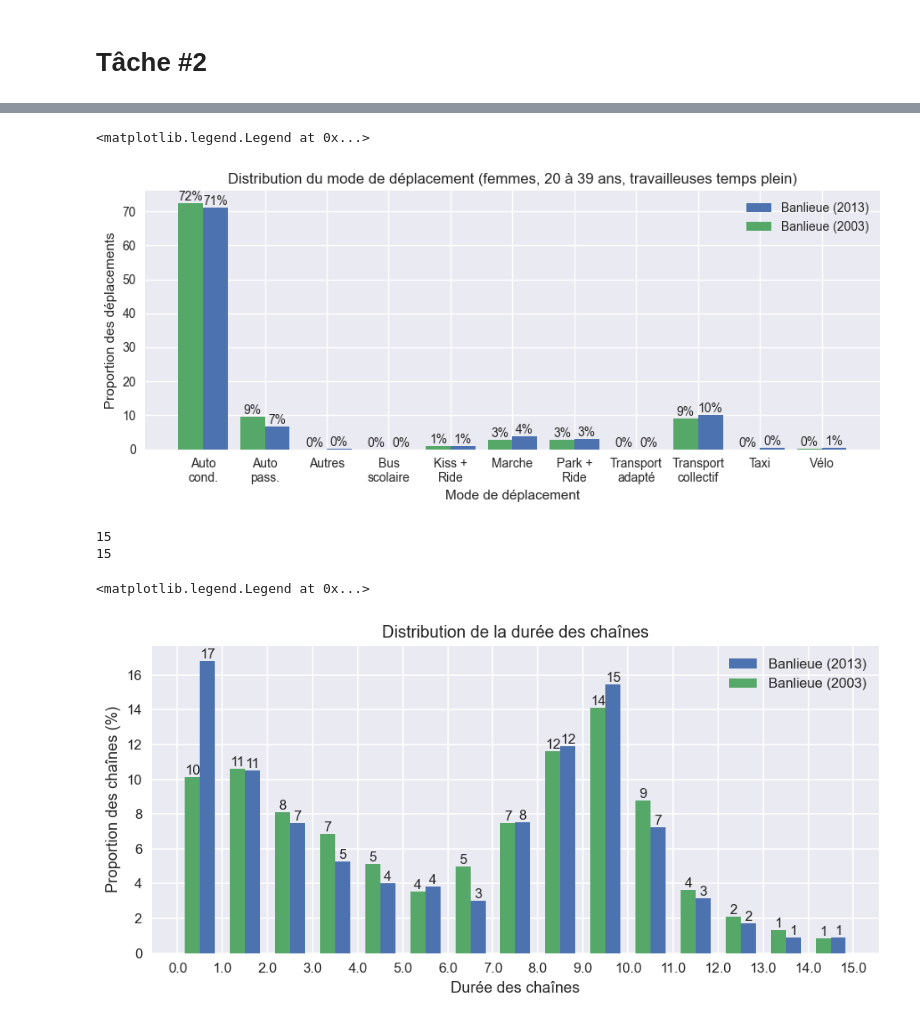
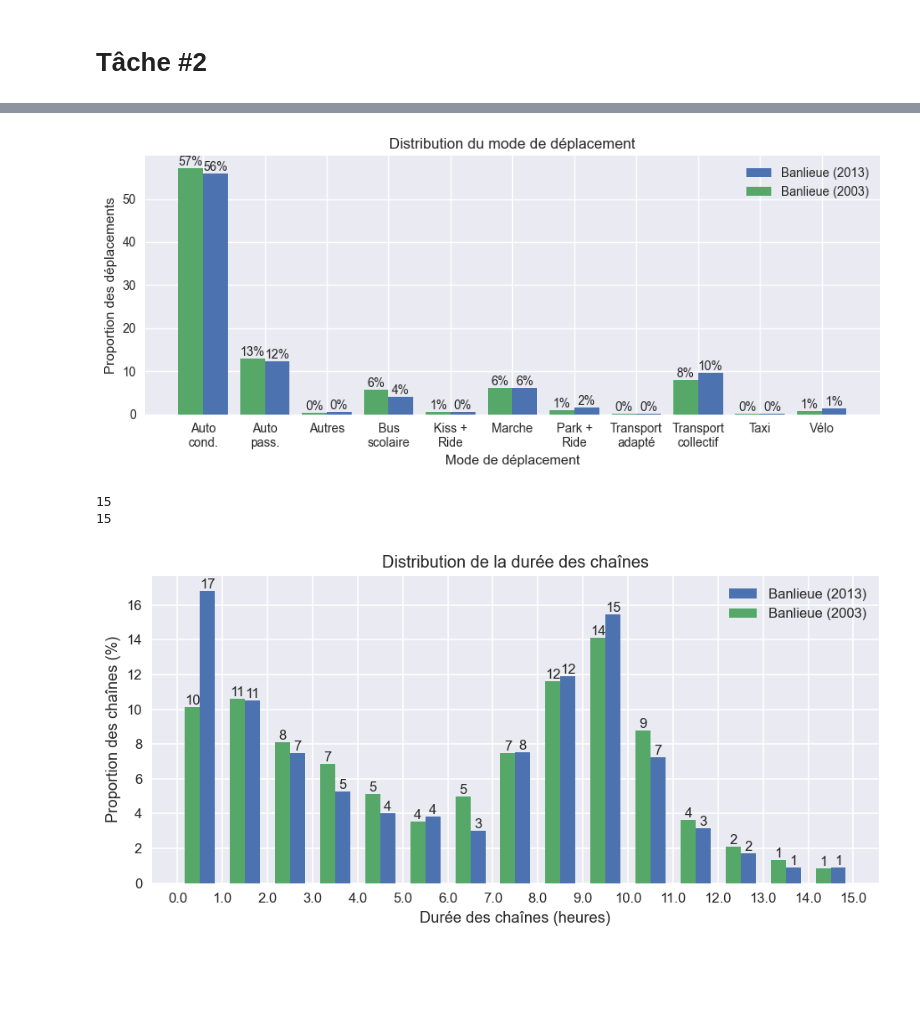
Before and after one commit to davidmurray/CIV6702-TP3, a Jupyter notebook: TP3.ipynb, the cells around one changed output, grey strips where cells are left out. Cells and saved outputs as stored; diff of their text form; code cells hidden in the pictures; blank space fills up the shorter version.

```diff
--- a/TP3.ipynb
+++ b/TP3.ipynb
@@ -688,10 +713,12 @@ width = 0.4
 plt.figure(figsize=(9, 4), dpi=100)
 def _plot(df, title, offset):
     #df_chaines = df[df["f_chaine"] == 'T']
-    df_chaines = df[(df.genre == 2)
-            & (df.age >= 20)
-            & (df.age <= 39)
-            & (df.p_statut == 1)]
+#     df_chaines = df[(df.genre == 2)
+#             & (df.age >= 20)
+#             & (df.age <= 39)
+#             & (df.p_statut == 1)]
+
+    df_chaines = df
 
     total_facper = df_chaines.facper.sum()
 
@@ -699,36 +726,37 @@ def _plot(df, title, offset):
     modes = []
     for mode in ["AC", "AP", "AUTRES", "BS", "KR", "MARCHE", "PR", "TA", "TC", "TX", "VELO"]:
         try:
             modes.append(modes_[mode])
         except KeyError:
             modes.append(0)
     modes = list(modes)
     xvals = np.arange(0, len(modes))
     bar = plt.bar(xvals-offset, modes, width=width, label=title)
     plt.bar_label(bar, fmt="%.0f%%")
 
     _ = plt.xticks(xvals, ["Auto\ncond.",
                             "Auto\npass.",
                             "Autres",
                             "Bus\nscolaire",
                             "Kiss +\nRide",
                             'Marche',
                             "Park +\nRide",
                             'Transport\nadapté',
                             "Transport\ncollectif",
                             'Taxi',
                             "Vélo",
                            ])
     plt.xlabel("Mode de déplacement")
     plt.ylabel("Proportion des déplacements")
-    plt.title("Distribution du mode de déplacement (femmes, 20 à 39 ans, travailleuses temps plein)")
+    #plt.title("Distribution du mode de déplacement (femmes, 20 à 39 ans, travailleuses temps plein)")
+    plt.title("Distribution du mode de déplacement")
 _plot(suburb_2013, title="Banlieue (2013)", offset=-width/2)
 _plot(suburb_2003, title="Banlieue (2003)", offset=+width/2)
 plt.tight_layout()
 plt.legend()
+plt.savefig("task2_g_.svg", bbox_inches='tight', pad_inches=0)
 # %% [output]
-<matplotlib.legend.Legend at 0x...>
-[figure, old version]
+[figure, new version]
 # %%
 width = 20
 plt.figure(figsize=(8, 4), dpi=120)
@@ -745,16 +773,16 @@ def length_plot(df, title, offset):
     plt.bar_label(bar, fmt="%.0f")
 
     _ = plt.xticks(bin_edges, bin_edges/60)
-    plt.xlabel("Durée des chaînes")
+    plt.xlabel("Durée des chaînes (heures)")
     plt.ylabel("Proportion des chaînes (%)")
     plt.title("Distribution de la durée des chaînes")
 length_plot(suburb_2013, title="Banlieue (2013)", offset=-width/2)
 length_plot(suburb_2003, title="Banlieue (2003)", offset=+width/2)
 plt.tight_layout()
 plt.legend()
+plt.savefig("task2_h.svg", bbox_inches='tight', pad_inches=0)
 # %% [output]
 15
 15
-<matplotlib.legend.Legend at 0x...>
-[figure, old version]
+[figure, new version]
 # %%
```
Also changed, not shown: parts of 76 cells of this notebook, 2 other files.
